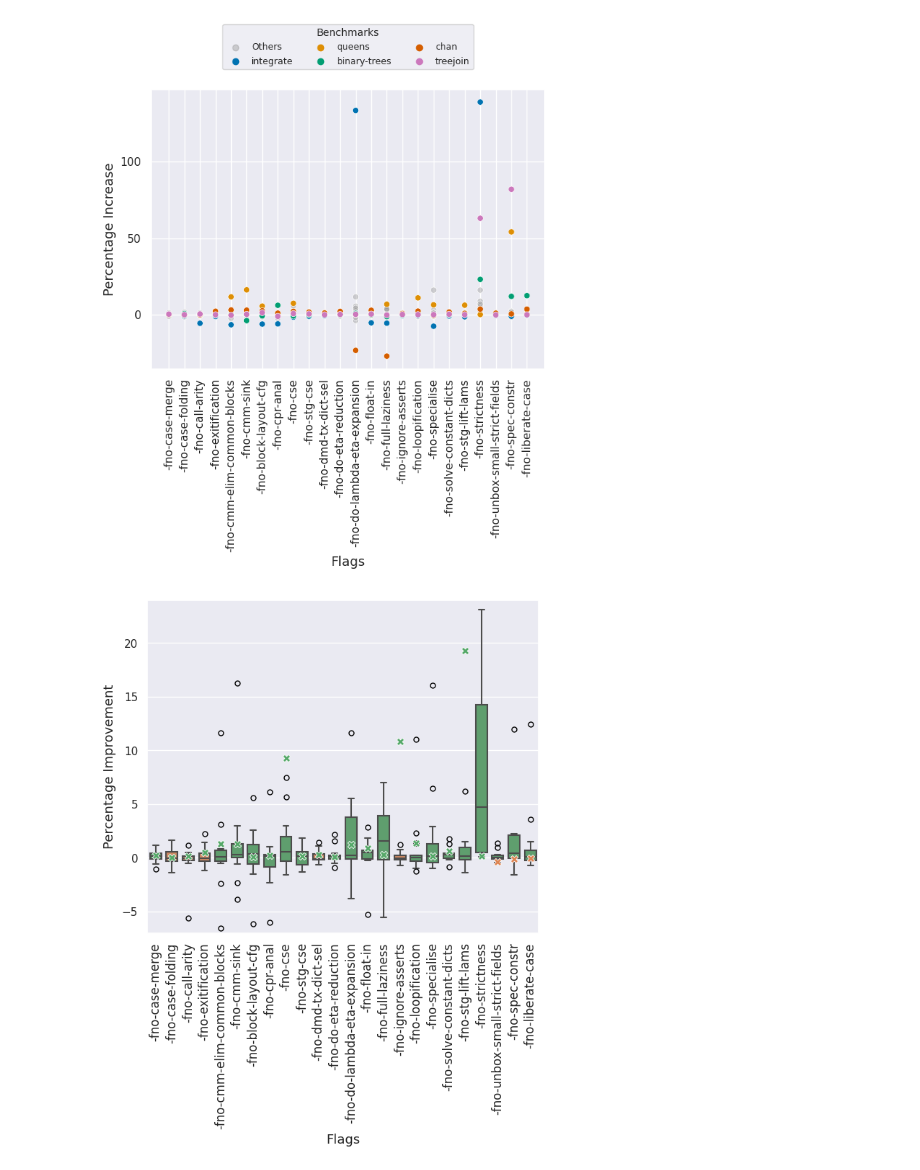
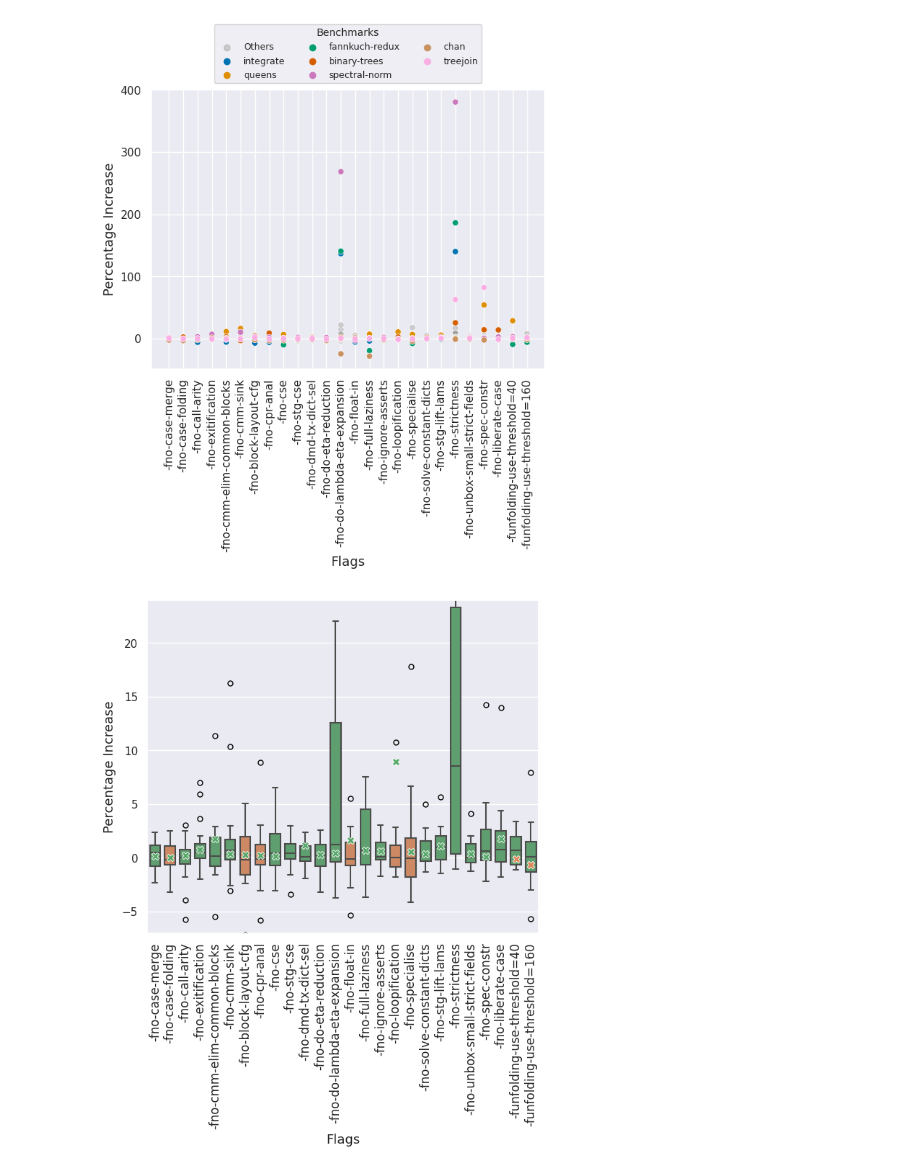
Before and after one commit to bernas670/ghc-energy, a Jupyter notebook: stats/perc_increase.ipynb, the cells around one changed output. Drawn from its saved outputs; the diff is of its cells as text; code cells hidden in the pictures.

```diff
--- a/stats/perc_increase.ipynb
+++ b/stats/perc_increase.ipynb
@@ -15,8 +15,8 @@ pd.set_option('display.max_rows', 500)
 # %%
 # timestamp,program,flag,return_code,execution_time,pkg_energy,dram_energy,user_time,sys_time,total_time,cpu_percent,avg_text,avg_data,peak_rss,inputs,outputs,minor_pagefaults,major_pagefaults,swaps,alloc_mem,reclaimed_mem,rts_mem,total_gcs,minor_gcs,major_gcs,avg_mem,max_mem,n_samples,init_cpu,init_sys,mut_cpu,mut_sys,total_gc_cpu,total_gc_sys,minor_gc_cpu,minor_gc_sys,major_gc_cpu,major_gc_sys,balance
 data_files = [
-    '../data/results.csv',
-    '../data/results_2.csv'
+    '../data/results_65_1.csv',
+    '../data/results_65_2.csv'
 ]
 
 df = pd.concat(map(lambda file: pd.read_csv(file), data_files))
@@ -75,7 +78,7 @@ plt.show()
 perc_df['Benchmark'] = ['Others'] * len(perc_df)
 
 # special cases to be displayed
-highlighted_benchmarks = ['integrate', 'queens', 'chan', 'treejoin', 'binary-trees']
+highlighted_benchmarks = ['integrate', 'queens', 'chan', 'treejoin', 'binary-trees', 'spectral-norm', 'fannkuch-redux']
 perc_df['Benchmark'] = np.where(perc_df['program'].isin(highlighted_benchmarks), perc_df['program'], perc_df['Benchmark'])
 
 
@@ -99,34 +102,34 @@ plt.show()
 
 sns.set(font_scale=1)
 # %% [output]
-[figure, old version]
+[figure, new version]
 # %%
 custom_palette = {}
 for flag in flags:
     avr = perc_df[(perc_df['flag'] == flag)]['increase'].mean()
     med = perc_df[(perc_df['flag'] == flag)]['increase'].median()
 
     # green if med >= 0 else orange
     custom_palette[flag] = "#55a868" if med >= 0 else "#dd8452"
 
 plt.figure(figsize=(7,6))
 plt.xticks(rotation=90)
 
 # box_widths = [1] * (len(flags) - 1)
 
 ax = sns.boxplot(data=perc_df, x="flag", y="increase",
     palette = custom_palette,
     flierprops=dict(marker='o', markerfacecolor='None', markersize=5, markeredgecolor='black'), width=.7)
 df_means = perc_df.groupby("flag")['increase'].agg('mean').reset_index()
 ax = sns.scatterplot(data=df_means[df_means['increase'] >= 0], x="flag", y="increase", marker='X', color="#55a868", s=55, zorder=3, ax=ax, legend=False)
 ax = sns.scatterplot(data=df_means[df_means['increase'] < 0], x="flag", y="increase", marker='X', color="#dd8452", s=55, zorder=3, ax=ax, legend=False)
 
 plt.xticks(fontsize=12)
 plt.ylim(-7,24)
-ax.set_ylabel("Percentage Improvement", fontsize = 13)
+ax.set_ylabel("Percentage Increase", fontsize = 13)
 ax.yaxis.set_label_coords(-.08, .5)
 ax.set_xlabel("Flags", fontsize = 13)
 # plt.savefig(f"charts/{DATA_COL}_box.pdf", bbox_inches='tight')
 plt.show()
 # %% [output]
-[figure, old version]
+[figure, new version]
```
Also changed, not shown: parts of 2 cells of this notebook, 10 other files.
